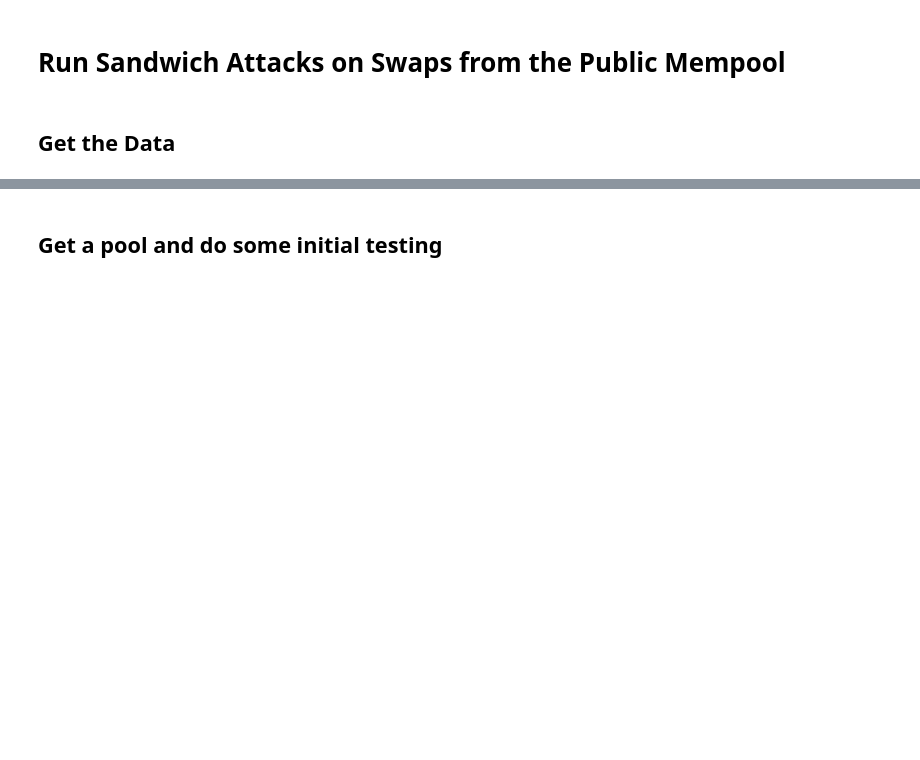
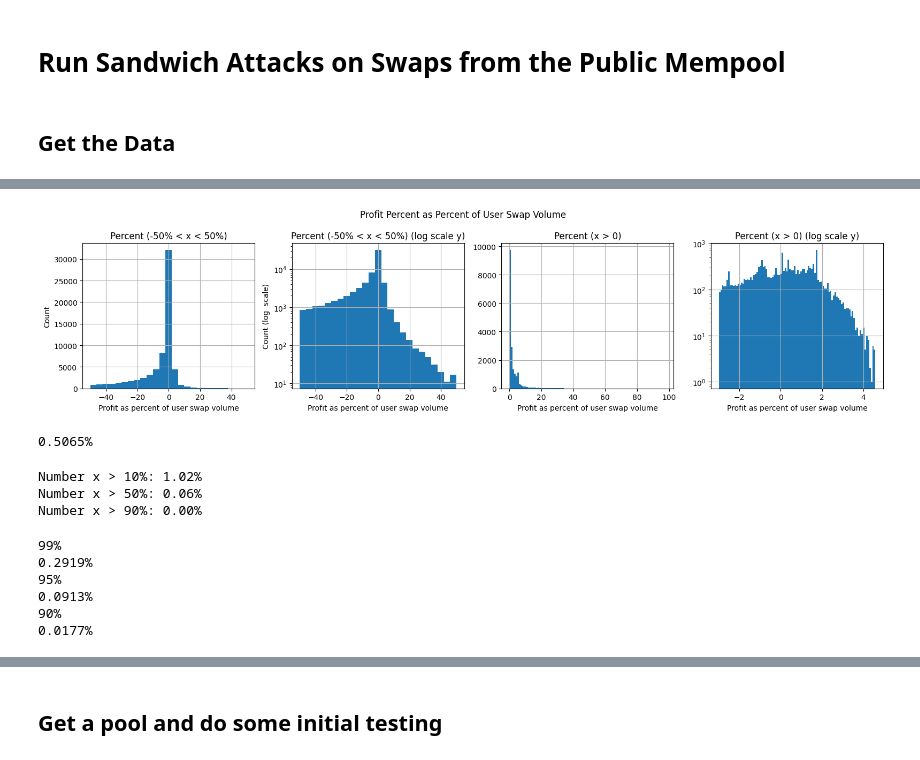
Before and after one commit to ankile/defi-measurement, a Jupyter notebook: experiments/analyze_simple_sandwiches.ipynb, the cells around one changed output, grey strips where cells are left out. Cells and saved outputs as stored; diff of their text form; code cells hidden in the pictures; blank space fills up the shorter version.

```diff
--- a/experiments/analyze_simple_sandwiches.ipynb
+++ b/experiments/analyze_simple_sandwiches.ipynb
@@ -84,0 +121,80 @@ df.head()
+# %%
+fig, (ax1, ax2, ax3, ax4) = plt.subplots(1, 4, figsize=(16, 4))
+
+prof_per_input = sw.profit_per_user_input
+prof_per_input = prof_per_input[(prof_per_input < .5) & (prof_per_input > -.5)]
+
+(prof_per_input * 100).hist(bins=25, ax=ax1)
+(prof_per_input * 100).hist(bins=25, ax=ax2)
+
+# Add 3rd plot that only shows strictly positive values
+prof_per_input = sw.profit_per_user_input
+(prof_per_input[prof_per_input > 0] * 100).hist(bins=100, ax=ax3)
+np.log((prof_per_input[prof_per_input.round(3) > 0] * 100)).hist(bins=100, ax=ax4)
+
+# Make log y axis
+ax2.set_yscale('log')
+ax4.set_yscale('log')
+# ax4.set_xscale('log')
+
+# Set titles
+ax1.set_title('Percent (-50% < x < 50%)')
+ax2.set_title('Percent (-50% < x < 50%) (log scale y)')
+ax3.set_title('Percent (x > 0)')
+ax4.set_title('Percent (x > 0) (log scale y)')
+
+# Set x labels
+xlab = 'Profit as percent of user swap volume'
+ax1.set_xlabel(xlab)
+ax2.set_xlabel(xlab)
+ax3.set_xlabel(xlab)
+ax4.set_xlabel(xlab)
+
+# Set y labels
+ax1.set_ylabel('Count')
+ax2.set_ylabel('Count (log  scale)');
+
+# Subtitle
+fig.suptitle('Profit Percent as Percent of User Swap Volume');
+
+plt.tight_layout()
+# %% [output]
+[figure, added]
+# %%
+def get_profit_per_user_input(df):
+    only_profitable_per_user_input = df.profit_per_user_input.apply(lambda x: x if x > 0 else 0)
+    mean_over_percent = f"{only_profitable_per_user_input.mean():.4%}"
+    print(mean_over_percent)
+
+    # percent_over_mean = f"{df.profit_float.apply(lambda x: x if x > 0 else 0).sum() / df.user_input_float.sum():.2%}"
+    # print(percent_over_mean)
+
+
+get_profit_per_user_input(sw)
+# %% [output]
+0.5065%
+# %%
+# How many swaps earn more than 10%, 50%, and 90% of the volume of the user swap?
+print(f"Number x > 10%: {sw[sw.profit_per_user_input > 0.1].shape[0] / sw.shape[0]:.2%}")
+print(f"Number x > 50%: {sw[sw.profit_per_user_input > 0.5].shape[0] / sw.shape[0]:.2%}")
+print(f"Number x > 90%: {sw[sw.profit_per_user_input > 0.9].shape[0] / sw.shape[0]:.2%}")
+# %% [output]
+Number x > 10%: 1.02%
+Number x > 50%: 0.06%
+Number x > 90%: 0.00%
+# %%
+sw_ordered = sw.sort_values("profit_per_user_input", ascending=True)
+
+print("99%")
+get_profit_per_user_input(sw_ordered.iloc[:int(len(sw_ordered) * 0.99)])
+print("95%")
+get_profit_per_user_input(sw_ordered.iloc[:int(len(sw_ordered) * 0.95)])
+print("90%")
+get_profit_per_user_input(sw_ordered.iloc[:int(len(sw_ordered) * 0.90)])
+# %% [output]
+99%
+0.2919%
+95%
+0.0913%
+90%
+0.0177%
```
Also changed, not shown: parts of 42 cells of this notebook, 1 other file.
